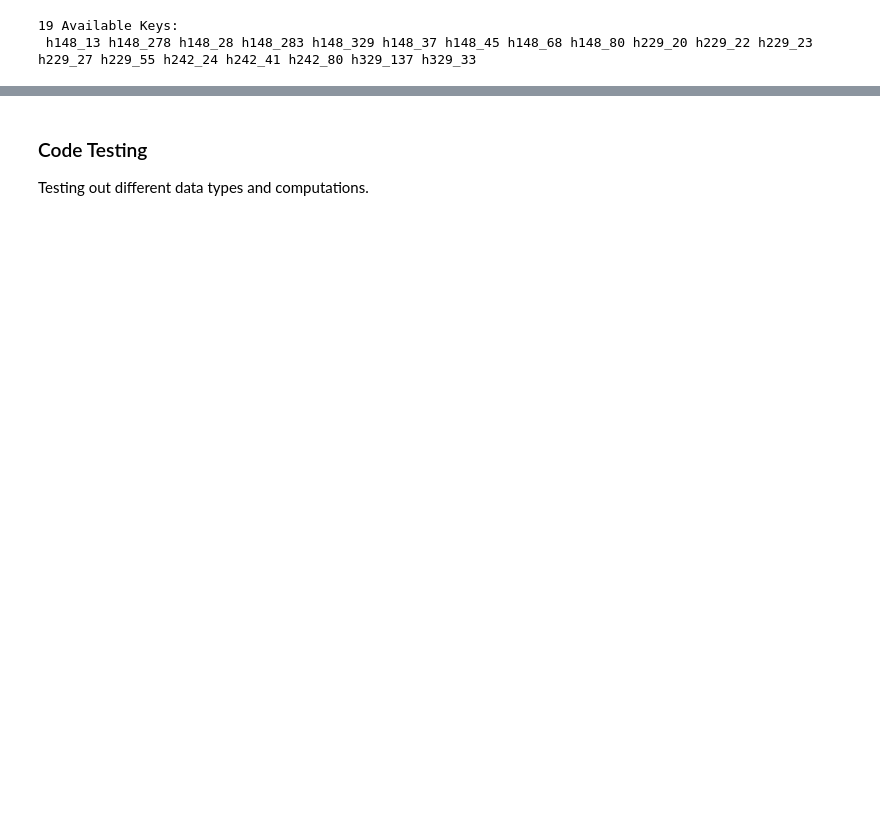
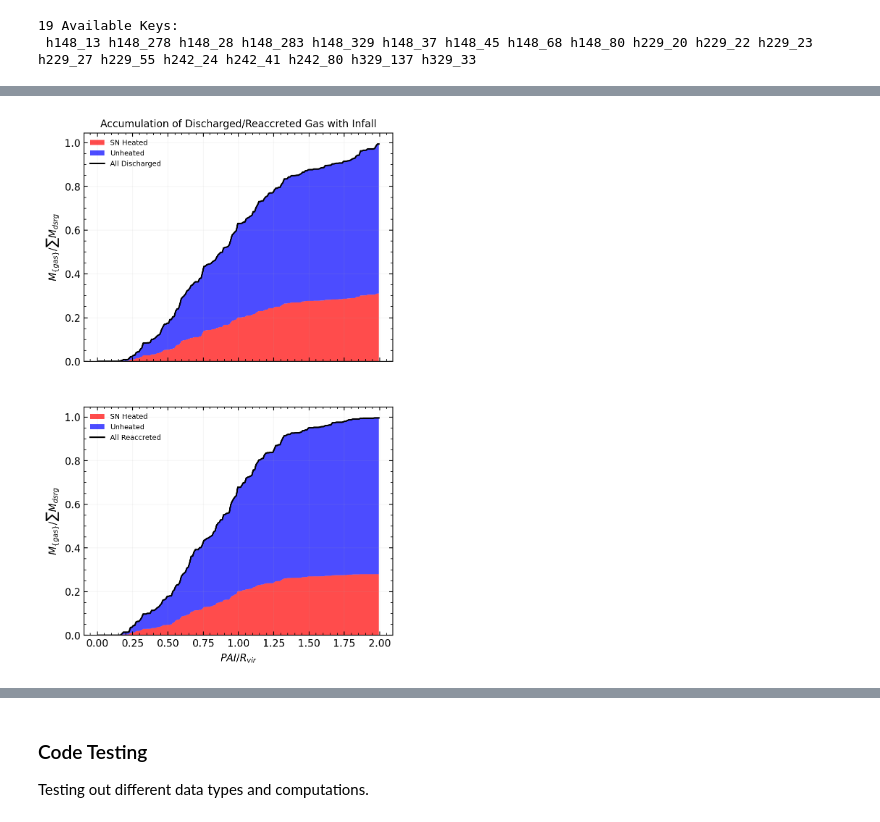
Before and after one commit to leoglonz/Astro_map, a Jupyter notebook: Reaccretion_p1.ipynb, the cells around one changed output, grey strips where cells are left out. Cells and saved outputs as stored; diff of their text form; code cells hidden in the pictures; blank space fills up the shorter version.

```diff
--- a/Reaccretion_p1.ipynb
+++ b/Reaccretion_p1.ipynb
@@ -195,0 +117,71 @@ plt.show()
+# %%
+# Basic visualization of discharged/reaccreted gas as a function of POI.
+
+hot = discharged[discharged.sneHeated==True]
+cold = discharged[discharged.sneHeated==False]
+
+bins = 200
+fig, ax = plt.subplots(2,1, dpi=200, figsize=(5.5,9), sharex=True,
+                       constrained_layout=False)
+
+y1, x = np.histogram(pai(hot), bins=bins, weights=wt(hot,discharged), range=(0, 2))
+bincenters = 0.5*(x[1:] + x[:-1])
+sum1 = np.cumsum(y1)
+y2, x = np.histogram(pai(cold), bins=bins, weights=wt(cold,discharged), range=(0, 2))
+sum2 = np.cumsum(y2)
+ax[0].stackplot(bincenters, sum1, sum2, alpha=0.7, colors=['r', 'b'],
+             labels=['SN Heated', 'Unheated'])
+
+y3, x = np.histogram(pai(discharged), bins=bins, weights=wt(discharged), range=(0, 2))
+bincenters = 0.5*(x[1:] + x[:-1])
+sum3 = np.cumsum(y3)
+ax[0].plot(bincenters, sum3, alpha=1.0, c='black', label='All Discharged')
+
+# y4, x = np.histogram(pai(hot)/len(discharged), bins=bins, weights=wt(hot,discharged), range=(0, 2))
+# ax.plot(bincenters, y4, alpha=1.0, c='black', label='All Discharged')
+
+ax[0].set_title('Accumulation of Discharged/Reaccreted Gas with Infall', fontsize='medium')
+# ax[0].set_xlabel(r'$PAI / R_{vir}$')
+ax[0].set_ylabel('$M_{\{gas\}} / \sum M_{dsrg}$')
+# # ax[0].set_xlim(-0.1,4)
+# ax[0].set_ylim(0,0.2)
+
+ax[0].tick_params(direction='in', which='both', top=True, right=True)
+ax[0].xaxis.set_minor_locator(mpl.ticker.MultipleLocator(0.05))
+ax[0].yaxis.set_minor_locator(mpl.ticker.MultipleLocator(0.05))
+ax[0].grid(alpha=0.1, zorder=-1000)
+
+ax[0].legend(frameon=False, fontsize=7)
+
+
+hot = reaccreted[reaccreted.sneHeated==True]
+cold = reaccreted[reaccreted.sneHeated==False]
+
+y1, x = np.histogram(pai(hot), bins=bins, weights=wt(hot,reaccreted), range=(0, 2))
+bincenters = 0.5*(x[1:] + x[:-1])
+sum1 = np.cumsum(y1)
+y2, x = np.histogram(pai(cold), bins=bins, weights=wt(cold,reaccreted), range=(0, 2))
+sum2 = np.cumsum(y2)
+ax[1].stackplot(bincenters, sum1, sum2, alpha=0.7, colors=['r', 'b'],
+             labels=['SN Heated', 'Unheated'])
+
+y3, x = np.histogram(pai(reaccreted), bins=bins, weights=wt(reaccreted), range=(0, 2))
+bincenters = 0.5*(x[1:] + x[:-1])
+sum3 = np.cumsum(y3)
+ax[1].plot(bincenters, sum3, alpha=1.0, c='black', label='All Reaccreted')
+
+ax[1].set_xlabel(r'$PAI / R_{vir}$')
+ax[1].set_ylabel('$M_{\{gas\}} / \sum M_{dsrg}$')
+# # ax[1].set_xlim(-0.1,4)
+# ax[1].set_ylim(0,0.2)
+
+ax[1].tick_params(direction='in', which='both', top=True, right=True)
+ax[1].xaxis.set_minor_locator(mpl.ticker.MultipleLocator(0.05))
+ax[1].yaxis.set_minor_locator(mpl.ticker.MultipleLocator(0.05))
+ax[1].grid(alpha=0.1, zorder=-1000)
+
+ax[1].legend(frameon=False, fontsize=7)
+
+plt.show()
+# %% [output]
+[figure, added]
```
Also changed, not shown: parts of 29 cells of this notebook, 6 other files.
